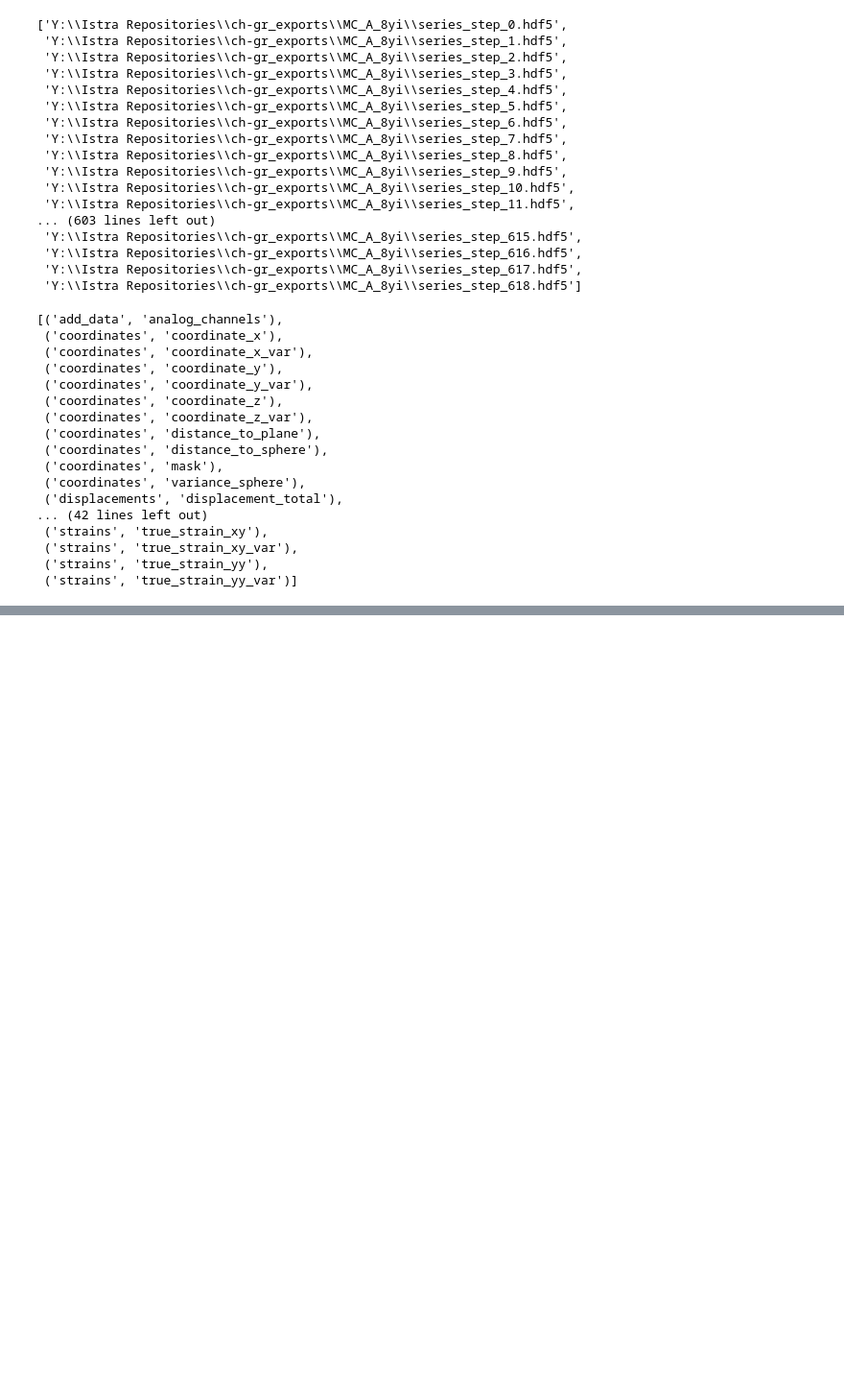
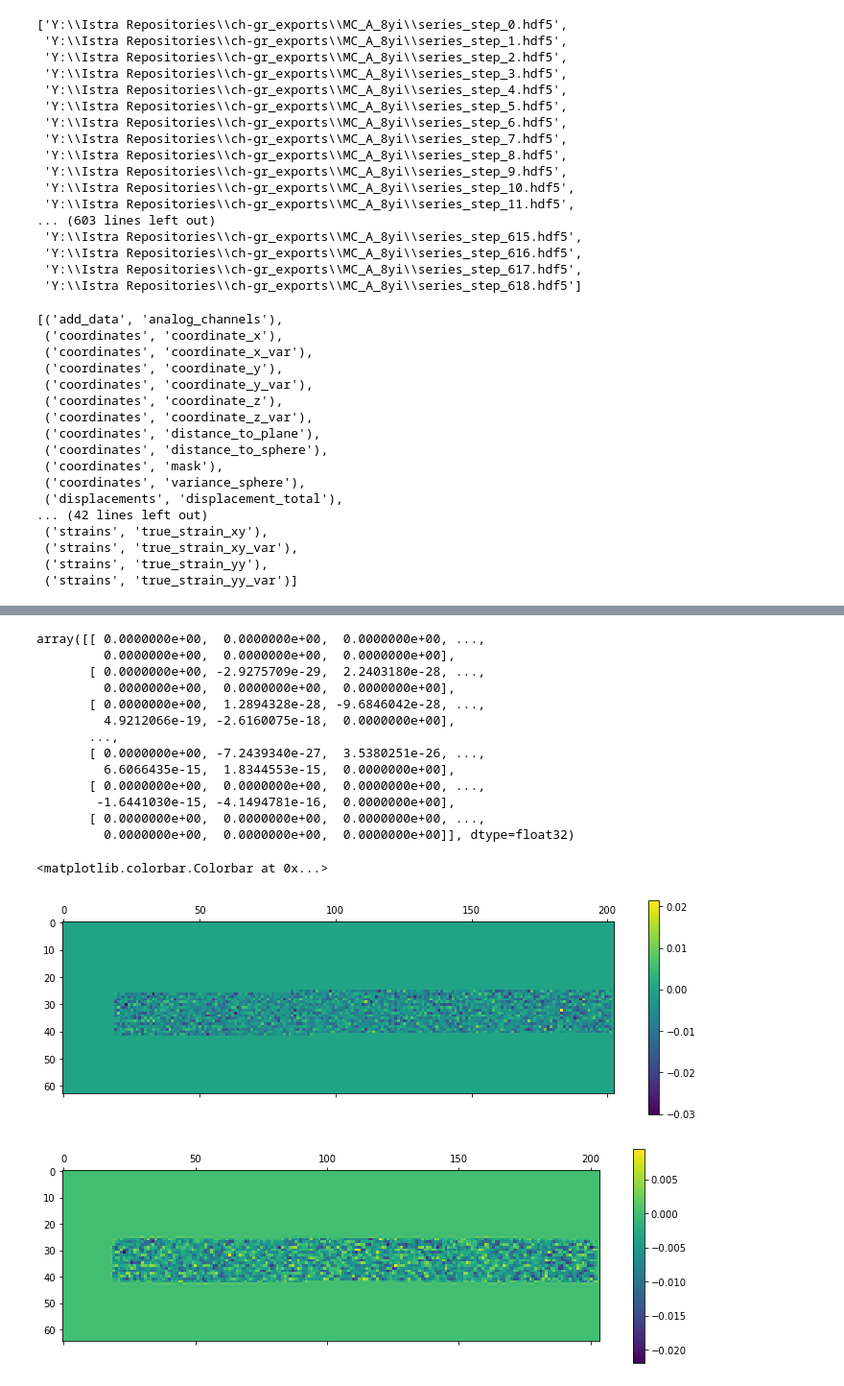
Before and after one commit to KMDE-10/DIC, a Jupyter notebook: HDF_import.ipynb, the cells around one changed output, grey strips where cells are left out. Shown: that part at 96% size. Saved outputs shown, nothing was run; the diff lists cells and outputs as text; code cells hidden in the pictures; blank space fills up the shorter version.

```diff
--- a/HDF_import.ipynb
+++ b/HDF_import.ipynb
@@ -146,0 +194,26 @@ plt.matshow(series.iloc[520,:][('strains','strain_p1')])
+# %%
+from scipy import ndimage as ndi
+before=series.iloc[step,:][('strains','strain_p2')]
+after=ndi.rotate(series.iloc[step,:][('strains','strain_p2')],-0.5,reshape=True)
+display(after)
+bf=plt.matshow(before)
+plt.colorbar(bf)
+af=plt.matshow(after)
+plt.colorbar(af)
+# %% [output]
+array([[ 0.0000000e+00,  0.0000000e+00,  0.0000000e+00, ...,
+         0.0000000e+00,  0.0000000e+00,  0.0000000e+00],
+       [ 0.0000000e+00, -2.9275709e-29,  2.2403180e-28, ...,
+         0.0000000e+00,  0.0000000e+00,  0.0000000e+00],
+       [ 0.0000000e+00,  1.2894328e-28, -9.6846042e-28, ...,
+         4.9212066e-19, -2.6160075e-18,  0.0000000e+00],
+       ...,
+       [ 0.0000000e+00, -7.2439340e-27,  3.5380251e-26, ...,
+         6.6066435e-15,  1.8344553e-15,  0.0000000e+00],
+       [ 0.0000000e+00,  0.0000000e+00,  0.0000000e+00, ...,
+        -1.6441030e-15, -4.1494781e-16,  0.0000000e+00],
+       [ 0.0000000e+00,  0.0000000e+00,  0.0000000e+00, ...,
+         0.0000000e+00,  0.0000000e+00,  0.0000000e+00]], dtype=float32)
+<matplotlib.colorbar.Colorbar at 0x...>
+[figure, added]
+[figure, added]
```
Also changed, not shown: parts of 12 cells of this notebook.
